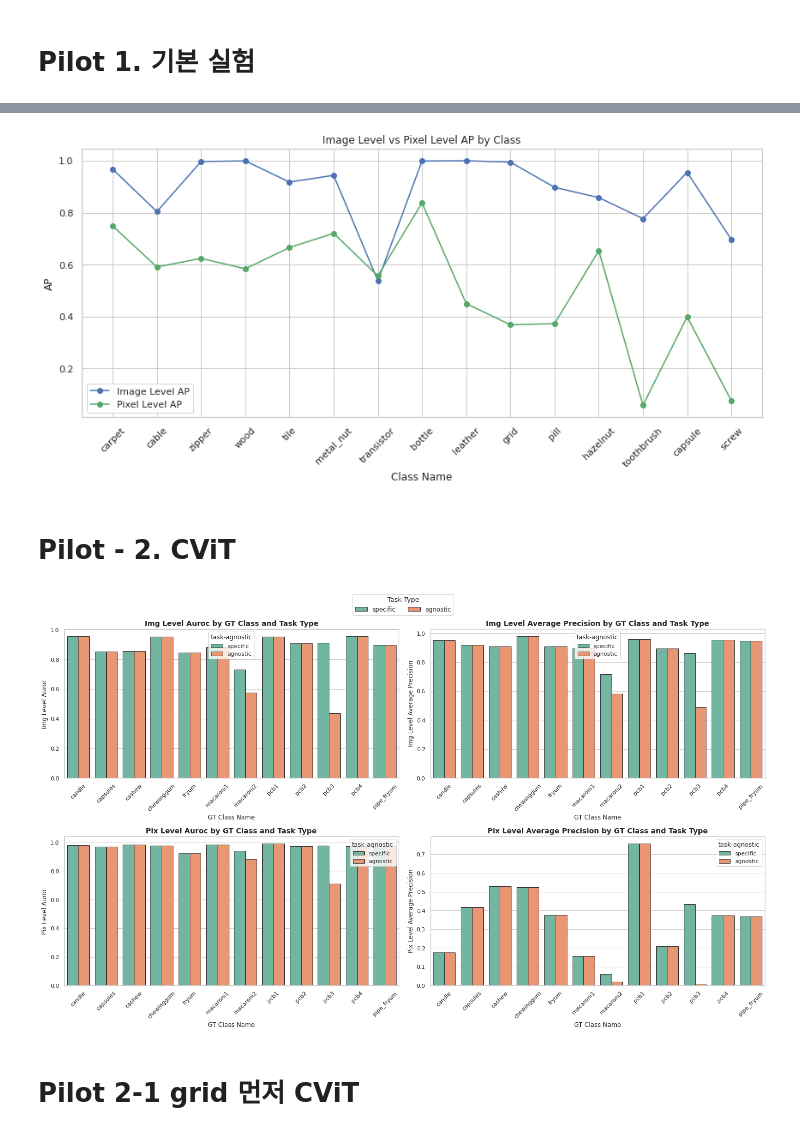
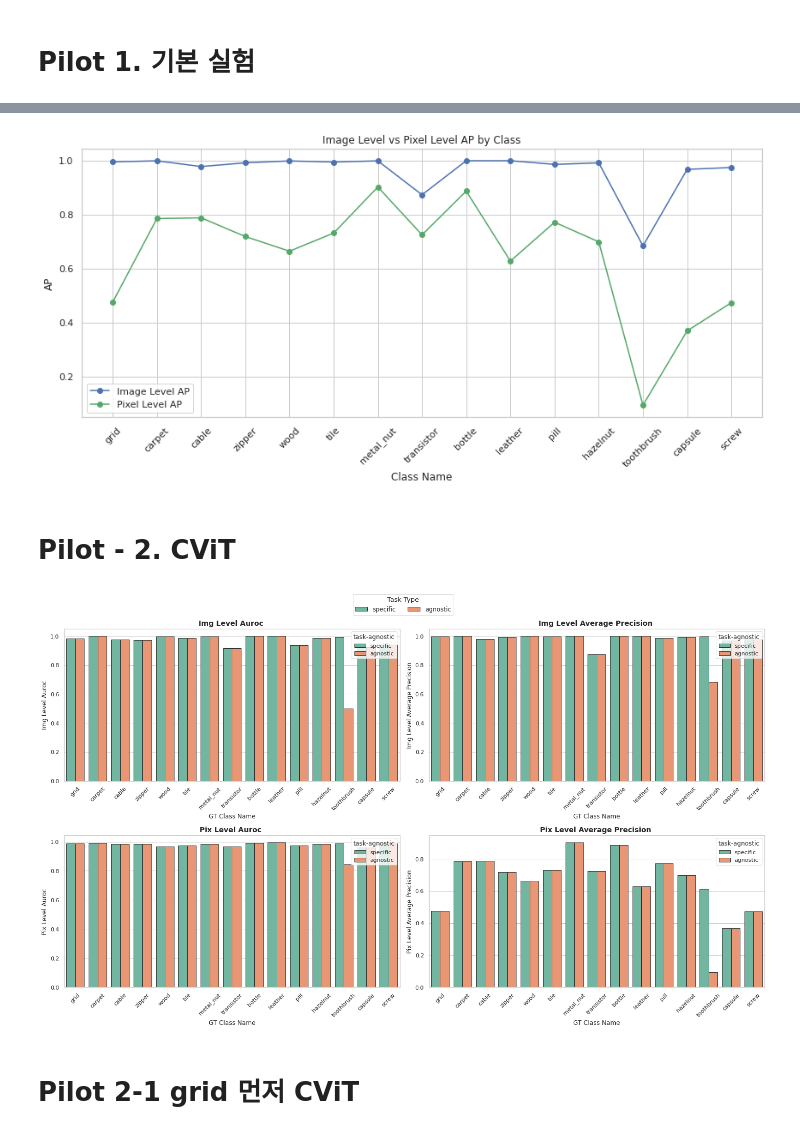
Before and after one commit to crimama/LifeLongerAD, a Jupyter notebook: notebooks/visualization.ipynb, the cells around one changed output, grey strips where cells are left out. Drawn from its saved outputs; the diff is of its cells as text; code cells hidden in the pictures.

```diff
--- a/notebooks/visualization.ipynb
+++ b/notebooks/visualization.ipynb
@@ -35,8 +20,8 @@ sns.set(style="whitegrid")
 
 # 5. 이미지 레벨과 픽셀 레벨 AUROC 비교 시각화
 plt.figure(figsize=(12, 6))
-plt.plot(df['class_name'], df['img_level_average_precision'], marker='o', label='Image Level AP', color='b')
-plt.plot(df['class_name'], df['pix_level_average_precision'], marker='o', label='Pixel Level AP', color='g')
+plt.plot(temp['GT_class_name'], temp['img_level_average_precision'], marker='o', label='Image Level AP', color='b')
+plt.plot(temp['GT_class_name'], temp['pix_level_average_precision'], marker='o', label='Pixel Level AP', color='g')
 plt.title('Image Level vs Pixel Level AP by Class')
 plt.xlabel('Class Name')
 plt.ylabel('AP')
@@ -45,11 +30,11 @@ plt.legend()
 plt.tight_layout()
 plt.show()
 # %% [output]
-[figure, old version]
+[figure, new version]
 # %% [markdown]
 # Pilot - 2. CViT
 # %%
-df_dir = '/Volume/VAD/LifeLongerAD/results/LANGCAD/VISA/Baseline/seed_0/result.csv'
+df_dir = '/Volume/VAD/LifeLongerAD/results/CViT/MVTecAD/CViT_3first/seed_0/result.csv'
 df = pd.read_csv(df_dir).round(3)
 # Split the dataset into two parts: task-agnostic and task-specific
 agnostic_df = df[df['class_name'] != df['GT_class_name']]
@@ -68,35 +53,35 @@ sns.set_theme(style="whitegrid")
 metrics = ['img_level_auroc', 'img_level_average_precision', 'pix_level_auroc', 'pix_level_average_precision']
 
 # 전체 플롯 설정: 플롯을 2x2 형태로 나누어 생성합니다.
 fig, axes = plt.subplots(2, 2, figsize=(20, 12))
 axes = axes.flatten()  # 쉽게 반복문을 돌리기 위해 배열을 평평하게 만듭니다.
 
 # 각 메트릭에 대해 서브플롯 그리기
 for i, metric in enumerate(metrics):
     sns.barplot(
         x='GT_class_name',
         y=metric,
         hue='task-agnostic',
         data=df,
         palette='Set2',  # 색상 팔레트 설정
         edgecolor=".2",
         ax=axes[i]  # 각 서브플롯에 대해 특정 축을 지정
     )
     # 각 서브플롯의 제목과 레이블 추가
-    axes[i].set_title(f'{metric.replace("_", " ").title()} by GT Class and Task Type', fontsize=14, weight='bold')
+    axes[i].set_title(f'{metric.replace("_", " ").title()} ', fontsize=14, weight='bold')
     axes[i].set_xlabel('GT Class Name', fontsize=12)
     axes[i].set_ylabel(metric.replace("_", " ").title(), fontsize=12)
     axes[i].tick_params(axis='x', rotation=45)
 
 # 범례는 모든 서브플롯에서 공유하도록 설정
 handles, labels = axes[0].get_legend_handles_labels()
 fig.legend(handles, labels, title='Task Type', title_fontsize='13', fontsize='12', loc='upper center', ncol=2)
 
 # 그래프 레이아웃 조정
 plt.tight_layout(rect=[0, 0, 1, 0.95])  # 범례 공간을 확보하기 위해 그래프 크기를 조금 줄임
 plt.show()
 # %% [output]
-[figure, old version]
+[figure, new version]
 # %% [markdown]
 # Pilot 2-1 grid 먼저 CViT
 # %%
```
Also changed, not shown: parts of 9 cells of this notebook, 15 other files.
